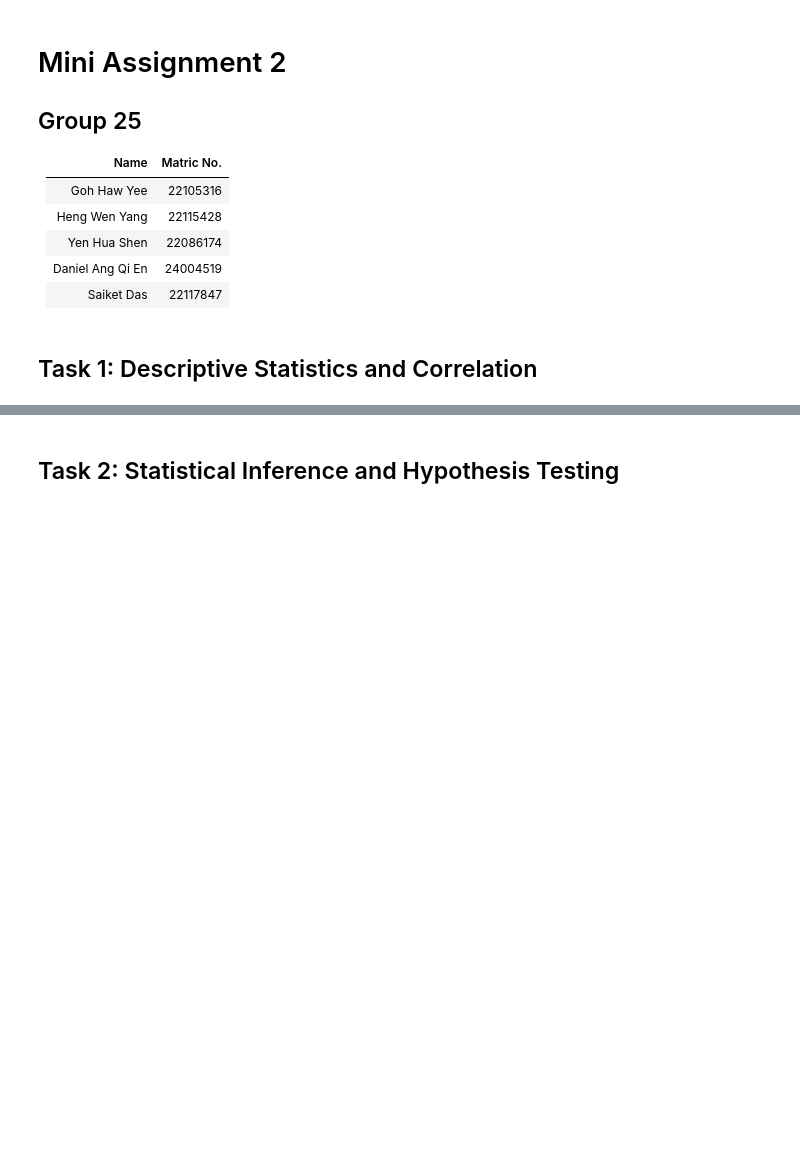
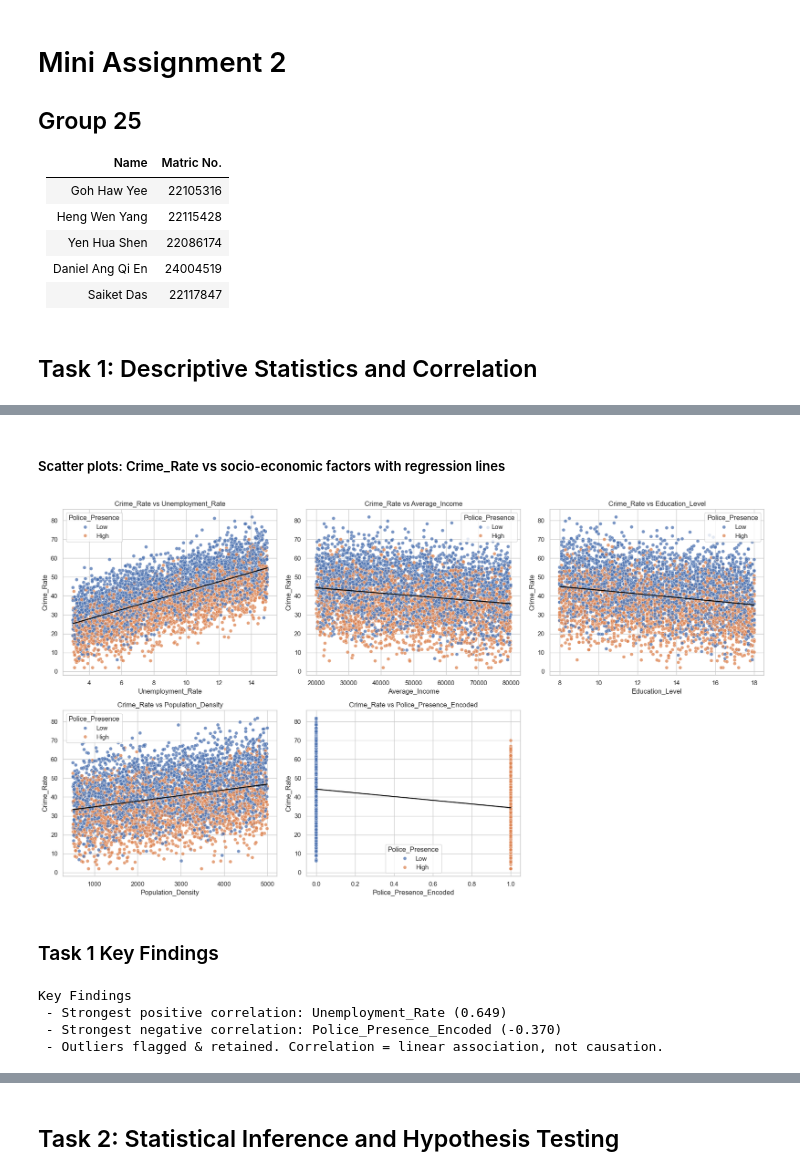
Before and after one commit to BuzzOffer/WIF3009-A2, a Jupyter notebook: A2.ipynb, the cells around one changed output, grey strips where cells are left out. Cells and saved outputs as stored; diff of their text form; code cells hidden in the pictures; blank space fills up the shorter version.

```diff
--- a/A2.ipynb
+++ b/A2.ipynb
@@ -14,0 +174,26 @@
+# %% [markdown]
+##### Scatter plots: Crime_Rate vs socio-economic factors with regression lines
+# %%
+features = ["Unemployment_Rate", "Average_Income", "Education_Level", "Population_Density", "Police_Presence_Encoded"]
+fig, axes = plt.subplots(2, 3, figsize=(18, 10))
+for ax, feat in zip(axes.flatten(), features):
+    sns.scatterplot(data=df_task1, x=feat, y="Crime_Rate", hue="Police_Presence", alpha=0.75, ax=ax)
+    sns.regplot(data=df_task1, x=feat, y="Crime_Rate", scatter=False, color="black", line_kws={"linewidth": 1.5}, ax=ax)
+    ax.set_title(f"Crime_Rate vs {feat}")
+axes.flatten()[-1].axis("off")
+plt.tight_layout()
+plt.show()
+# %% [output]
+[figure, added]
+# %% [markdown]
+### Task 1 Key Findings
+# %%
+print(f"Key Findings")
+print(f" - Strongest positive correlation: {crime_corr.idxmax()} ({crime_corr.max():.3f})")
+print(f" - Strongest negative correlation: {crime_corr.idxmin()} ({crime_corr.min():.3f})")
+print(" - Outliers flagged & retained. Correlation = linear association, not causation.")
+# %% [output]
+Key Findings
+ - Strongest positive correlation: Unemployment_Rate (0.649)
+ - Strongest negative correlation: Police_Presence_Encoded (-0.370)
+ - Outliers flagged & retained. Correlation = linear association, not causation.
```
Also changed, not shown: parts of 17 cells of this notebook.
